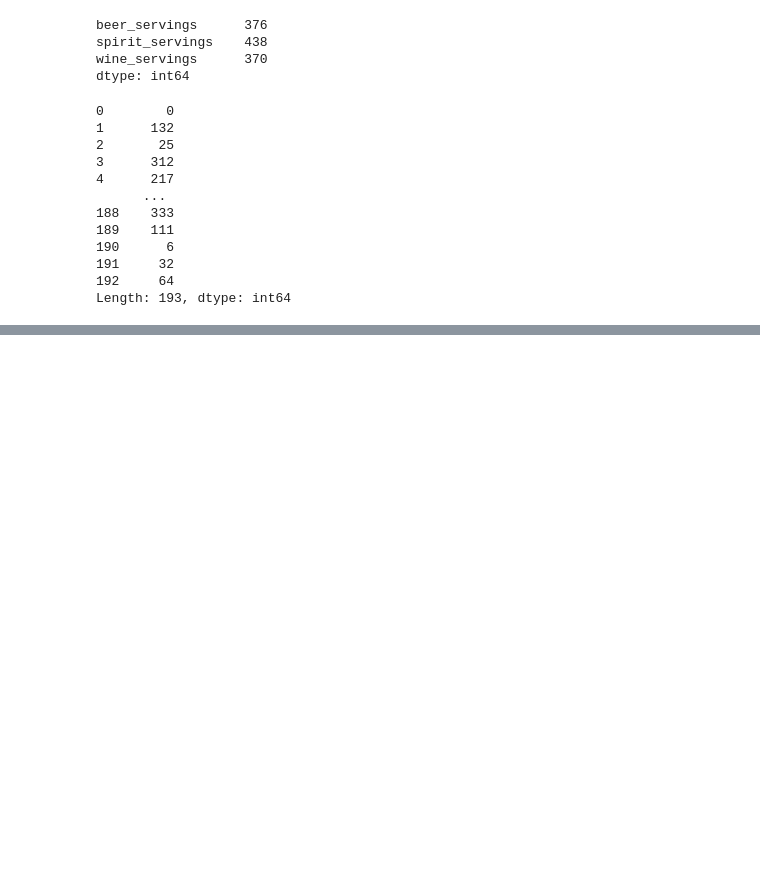
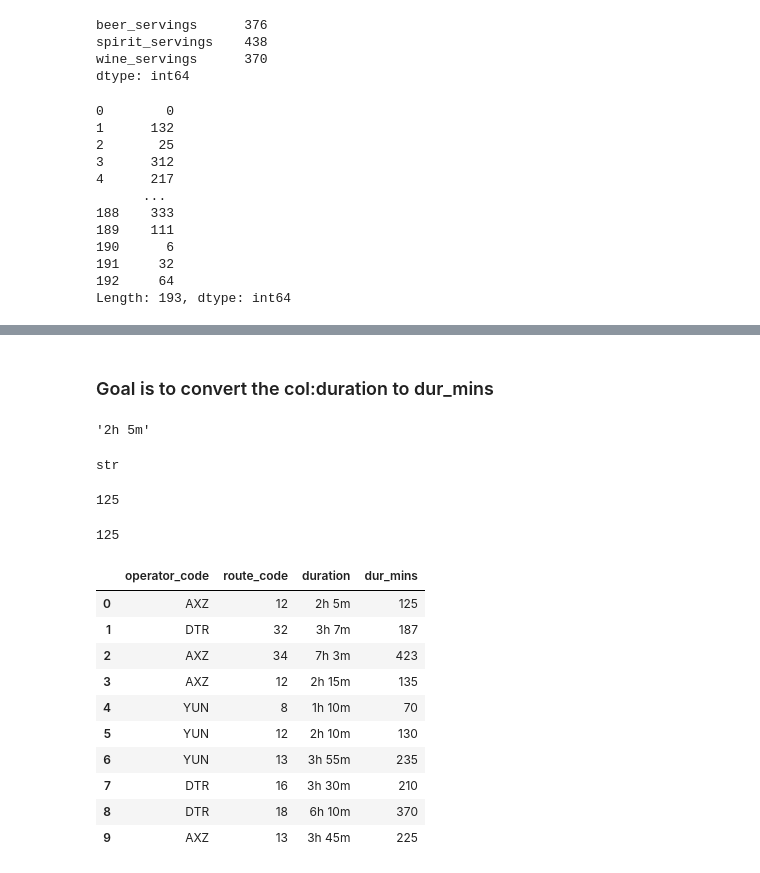
Before and after one commit to rustydigg918/Dell_Inspiron_works, a Jupyter notebook: Markam.ipynb, the cells around one changed output, grey strips where cells are left out. Cells and saved outputs as stored; diff of their text form; code cells hidden in the pictures; blank space fills up the shorter version.

```diff
--- a/Markam.ipynb
+++ b/Markam.ipynb
@@ -231,0 +269,2 @@ Length: 193, dtype: int64
+# %%
+flight = pd.read_csv('http://bit.ly/flight_stuff')
@@ -231,0 +280,38 @@ Length: 193, dtype: int64
+# %% [markdown]
+### Goal is to convert the col:duration to dur_mins
+# %%
+d = flight.duration[0]
+d
+# %% [output]
+'2h 5m'
+# %%
+type(d)
+# %% [output]
+str
+# %%
+int(d.split(' ')[0].replace('h',''))*60 + int(d.split(' ')[1].replace('m',''))
+# %% [output]
+125
+# %%
+int(d.split()[0].replace('h',''))*60 + int(d.split()[1].replace('m',''))
+# %% [output]
+125
+# %%
+def dur(d):
+    return int(d.split()[0].replace('h',''))*60 + int(d.split()[1].replace('m',''))
+# %%
+flight['dur_mins'] = flight.duration.apply(dur)
+# %%
+flight
+# %% [output]
+|  | operator_code | route_code | duration | dur_mins |
+| 0 | AXZ | 12 | 2h 5m | 125 |
+| 1 | DTR | 32 | 3h 7m | 187 |
+| 2 | AXZ | 34 | 7h 3m | 423 |
+| 3 | AXZ | 12 | 2h 15m | 135 |
+| 4 | YUN | 8 | 1h 10m | 70 |
+| 5 | YUN | 12 | 2h 10m | 130 |
+| 6 | YUN | 13 | 3h 55m | 235 |
+| 7 | DTR | 16 | 3h 30m | 210 |
+| 8 | DTR | 18 | 6h 10m | 370 |
+| 9 | AXZ | 13 | 3h 45m | 225 |
```
Also changed, not shown: parts of 6 cells of this notebook, 6 other files.
